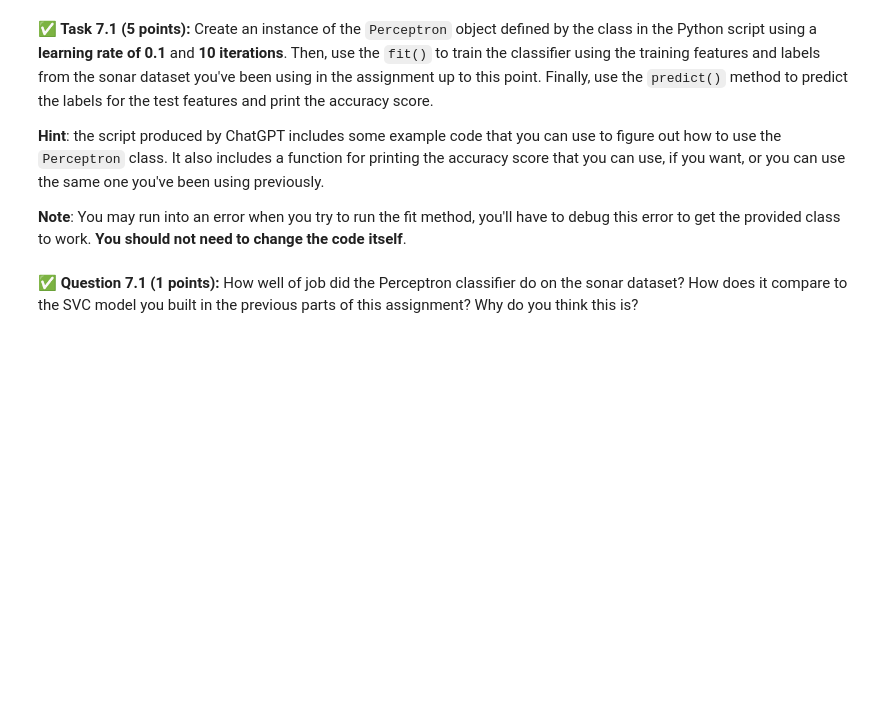
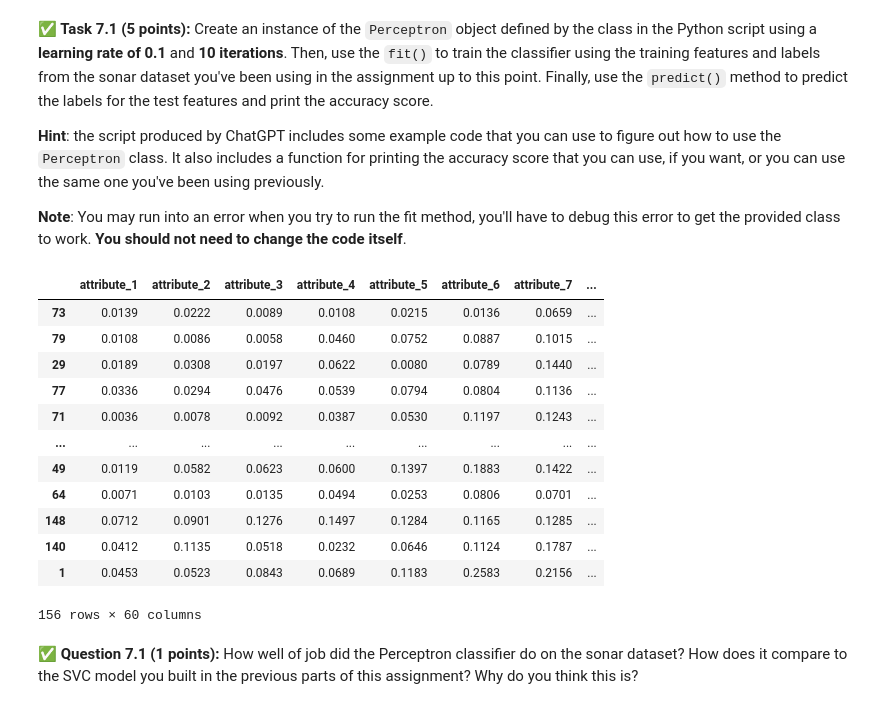
Before and after one commit to BraydenDillon/CMSE202-f23-turnin, a Jupyter notebook: hw-04/HW-04_PerceptronSVMandPCA-STUDENT.ipynb, the cells around one changed output. Cells and saved outputs as stored; diff of their text form; code cells hidden in the pictures; blank space fills up the shorter version.

```diff
--- a/hw-04/HW-04_PerceptronSVMandPCA-STUDENT.ipynb
+++ b/hw-04/HW-04_PerceptronSVMandPCA-STUDENT.ipynb
@@ -804,0 +785,16 @@ from perceptron import Perceptron
+# %%
+train_vectors
+# %% [output]
+|  | attribute_1 | attribute_2 | attribute_3 | attribute_4 | attribute_5 | attribute_6 | attribute_7 | ... |
+| 73 | 0.0139 | 0.0222 | 0.0089 | 0.0108 | 0.0215 | 0.0136 | 0.0659 | ... |
+| 79 | 0.0108 | 0.0086 | 0.0058 | 0.0460 | 0.0752 | 0.0887 | 0.1015 | ... |
+| 29 | 0.0189 | 0.0308 | 0.0197 | 0.0622 | 0.0080 | 0.0789 | 0.1440 | ... |
+| 77 | 0.0336 | 0.0294 | 0.0476 | 0.0539 | 0.0794 | 0.0804 | 0.1136 | ... |
+| 71 | 0.0036 | 0.0078 | 0.0092 | 0.0387 | 0.0530 | 0.1197 | 0.1243 | ... |
+| ... | ... | ... | ... | ... | ... | ... | ... | ... |
+| 49 | 0.0119 | 0.0582 | 0.0623 | 0.0600 | 0.1397 | 0.1883 | 0.1422 | ... |
+| 64 | 0.0071 | 0.0103 | 0.0135 | 0.0494 | 0.0253 | 0.0806 | 0.0701 | ... |
+| 148 | 0.0712 | 0.0901 | 0.1276 | 0.1497 | 0.1284 | 0.1165 | 0.1285 | ... |
+| 140 | 0.0412 | 0.1135 | 0.0518 | 0.0232 | 0.0646 | 0.1124 | 0.1787 | ... |
+| 1 | 0.0453 | 0.0523 | 0.0843 | 0.0689 | 0.1183 | 0.2583 | 0.2156 | ... |
+156 rows × 60 columns
```
Also changed, not shown: parts of 21 cells of this notebook, 1 other file.
